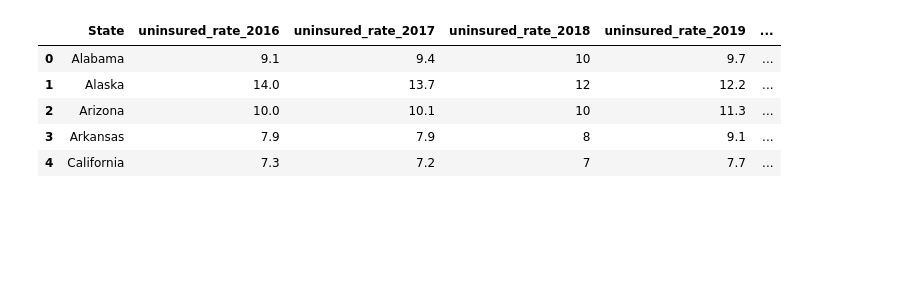
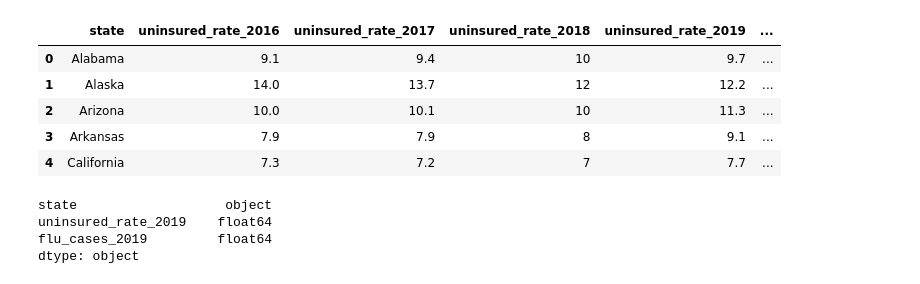
Before and after one commit to lindsera1/GoingViral, a Jupyter notebook: flu_uni_LR.ipynb, the cells around one changed output. Saved outputs shown, nothing was run; the diff lists cells and outputs as text; code cells hidden in the pictures; blank space fills up the shorter version.

Commit message:
flu vs uninsured rates lr added

```diff
--- a/flu_uni_LR.ipynb
+++ b/flu_uni_LR.ipynb
@@ -18,22 +23,22 @@ flu_df = pd.read_sql_query("SELECT * FROM cleaned_flu_csv", con=engine)
 # %%
 # Merge datasets
 uni_flu_df = pd.merge(uninsured_rates_df, flu_df, left_index=True, right_index=True)
 
 uni_flu_df= uni_flu_df.drop(columns="state").copy()
 
-uni_flu_df = uni_flu_df.rename(columns={"State": "state",
+uni_flu_df = uni_flu_df.rename(columns={"\ufeffState": 'state',
                                         "Uninsured Rate 2016": "uninsured_rate_2016",
                                         "Uninsured Rate 2017": "uninsured_rate_2017",
                                         "Uninsured Rate 2018": "uninsured_rate_2018",
                                         "Uninsured Rate 2019": "uninsured_rate_2019",
                                         "2016": "flu_cases_2016",
                                         "2017": "flu_cases_2017",
                                         "2018": "flu_cases_2018",
                                         "2019": "flu_cases_2019"})
 
 uni_flu_df.head()
 # %% [output]
-|  | ﻿State | uninsured_rate_2016 | uninsured_rate_2017 | uninsured_rate_2018 | uninsured_rate_2019 | ... |
+|  | state | uninsured_rate_2016 | uninsured_rate_2017 | uninsured_rate_2018 | uninsured_rate_2019 | ... |
 | 0 | Alabama | 9.1 | 9.4 | 10 | 9.7 | ... |
 | 1 | Alaska | 14.0 | 13.7 | 12 | 12.2 | ... |
 | 2 | Arizona | 10.0 | 10.1 | 10 | 11.3 | ... |
@@ -44,0 +50,22 @@ y = uni_flu_df[[""]]
+# %%
+# Create dataframe for Linear Regression models
+uni_flu_2016_df = uni_flu_df[['state', 'uninsured_rate_2016', 'flu_cases_2016']]
+uni_flu_2017_df = uni_flu_df[['state', 'uninsured_rate_2017', 'flu_cases_2017']]
+uni_flu_2018_df = uni_flu_df[['state', 'uninsured_rate_2018', 'flu_cases_2018']]
+uni_flu_2019_df = uni_flu_df[['state', 'uninsured_rate_2019', 'flu_cases_2019']]
+
+# uni_flu_2016_df['uninsured_rate_2016'] = uni_flu_2016_df.uninsured_rate_2016.astype(int)
+# uni_flu_2016_df['flu_cases_2016'] = uni_flu_2016_df.flu_cases_2016.astype(int)
+# uni_flu_2017_df['uninsured_rate_2017'] = uni_flu_2017_df.uninsured_rate_2017.astype(int)
+# uni_flu_2017_df['flu_cases_2017'] = uni_flu_2017_df.flu_cases_2017.astype(int)
+# uni_flu_2018_df['uninsured_rate_2018'] = uni_flu_2018_df.uninsured_rate_2018.astype(int)
+# uni_flu_2018_df['flu_cases_2018'] = uni_flu_2018_df.flu_cases_2018.astype(int)
+# uni_flu_2019_df['uninsured_rate_2019'] = uni_flu_2019_df.uninsured_rate_2019.astype(int)
+# uni_flu_2019_df['flu_cases_2019'] = uni_flu_2019_df.flu_cases_2019.astype(int)
+
+uni_flu_2019_df.dtypes
+# %% [output]
+state                   object
+uninsured_rate_2019    float64
+flu_cases_2019         float64
+dtype: object
```
Also changed, not shown: parts of 9 cells of this notebook.
